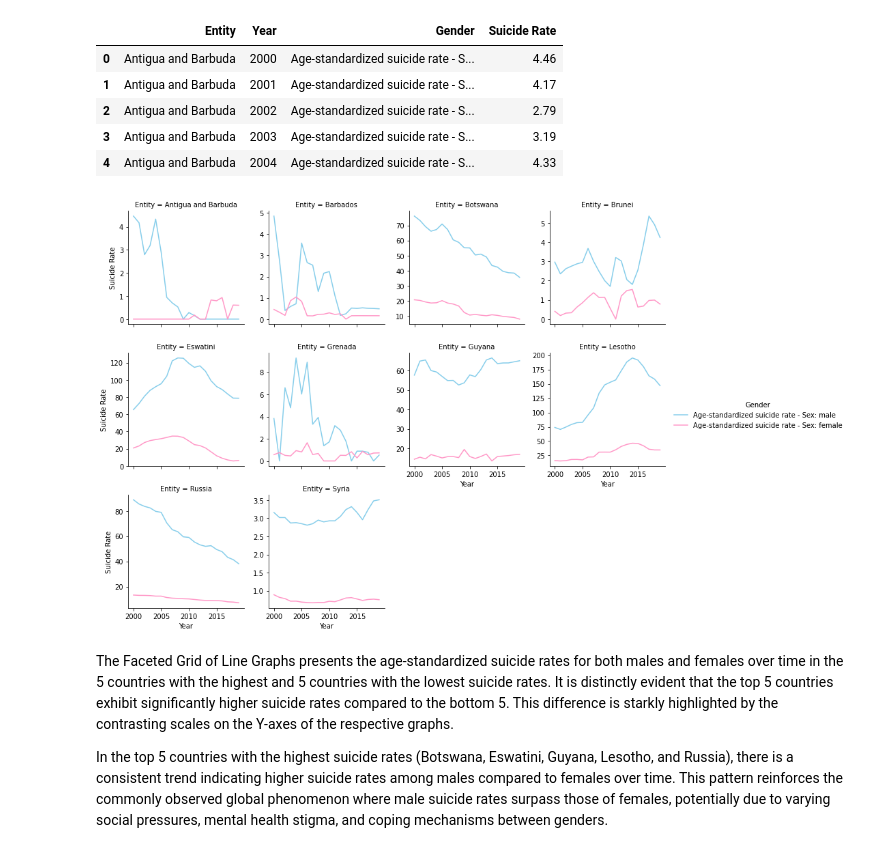
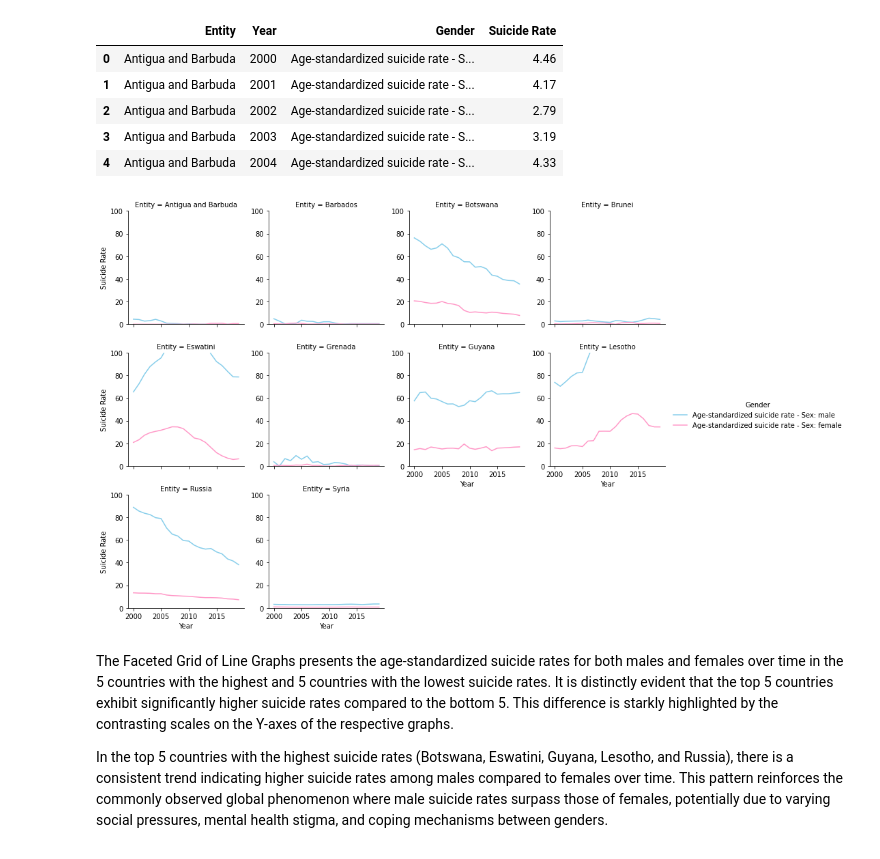
Before and after one commit to LingMJDK/Project_Data_Wrangling_32, a Jupyter notebook: project_DW_32.ipynb, the cells around one changed output. Drawn from its saved outputs; the diff is of its cells as text; code cells hidden in the pictures.

```diff
--- a/project_DW_32.ipynb
+++ b/project_DW_32.ipynb
@@ -320,22 +320,22 @@ df_mf_suicide.head()
 # %%
 # create the FacetGrid
 # col_wrap parameter sets how many graphs are in each row
 # set sharey=False, each plot get its own y-axis scale. which is useful because the countries have vastly different suicide rate scales.
 
 palette = {"Age-standardized suicide rate - Sex: male": "skyblue",
            "Age-standardized suicide rate - Sex: female": "#FF99C8"}  # FF99C8 is a shade of pink
 
 # Create the grid
 g = sns.FacetGrid(df_mf_suicide, col='Entity', hue='Gender', col_wrap= 4, sharey= False, palette = palette)
 g = g.map(plt.plot, 'Year', 'Suicide Rate').add_legend()
 
-# # Set the y axis limit to 100
-# g.set(ylim=(0, 200))
+# Set the y axis limit to 100
+g.set(ylim=(0, 100))
 
 g.savefig("suicide_rates_facetgrid.png") # save the output as a png file, to include in the report
 plt.show()
 # %% [output]
-[figure, old version]
+[figure, new version]
 # %% [markdown]
 The Faceted Grid of Line Graphs presents the age-standardized suicide rates for both males and females over time in the 5 countries with the highest and 5 countries with the lowest suicide rates. It is distinctly evident that the top 5 countries exhibit significantly higher suicide rates compared to the bottom 5. This difference is starkly highlighted by the contrasting scales on the Y-axes of the respective graphs.
 
```
Also changed, not shown: parts of 2 cells of this notebook, 2 other files.
